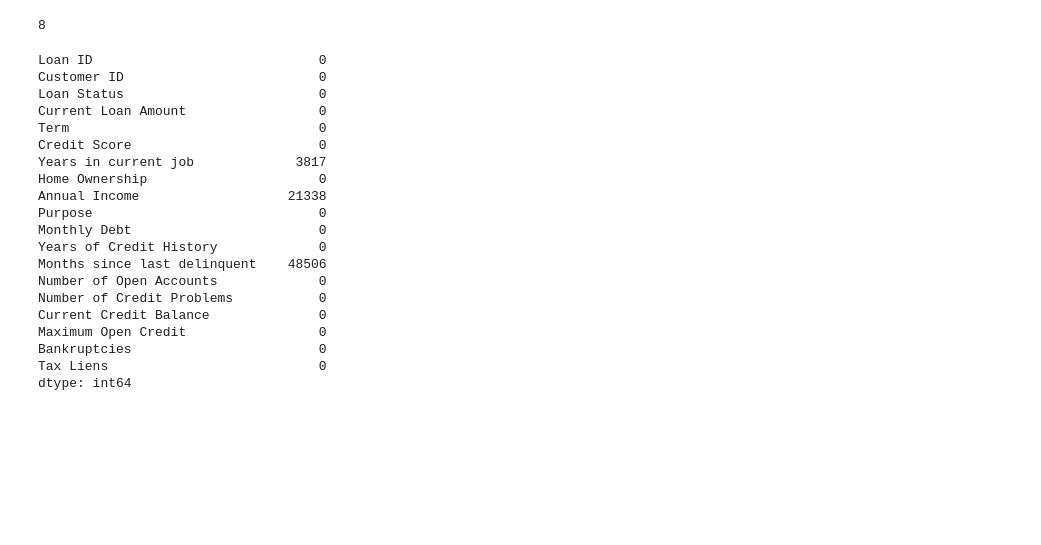
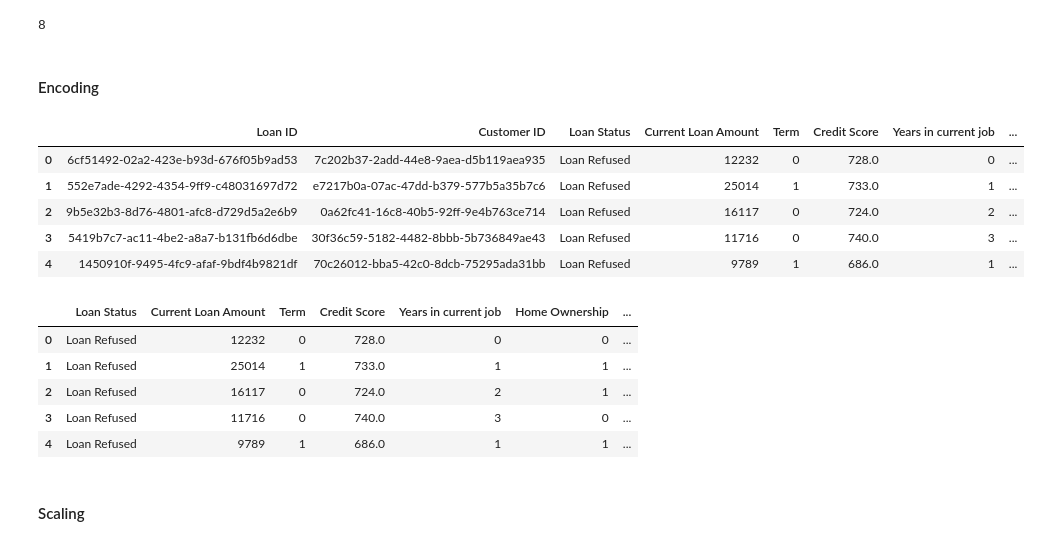
Before and after one commit to sukesh-reddy/Loan-Eligibility-Prediction-Using-Gradient-Boosting-Classifier, a Jupyter notebook: Loan Prediction.ipynb, the cells around one changed output. Cells and saved outputs as stored; diff of their text form; code cells hidden in the pictures; blank space fills up the shorter version.

```diff
--- a/Loan Prediction.ipynb
+++ b/Loan Prediction.ipynb
@@ -470,6 +485,8 @@ Name: Months since last delinquent, dtype: float64
 data['Months since last delinquent'].isnull().sum()
 # %% [output]
 48506
+# %%
+data['Months since last delinquent'].fillna(32,inplace=True)
 # %% [markdown]
 #### Attribute - Number of open accounts
 # %%
@@ -743,26 +760,19 @@ data['Tax Liens'].isnull().sum()
 8
 # %%
 data['Tax Liens'].fillna(1,inplace=True)
-# %%
-data.isnull().sum()
-# %% [output]
-Loan ID                             0
-Customer ID                         0
-Loan Status                         0
-Current Loan Amount                 0
-Term                                0
-Credit Score                        0
-Years in current job             3817
-Home Ownership                      0
-Annual Income                   21338
-Purpose                             0
-Monthly Debt                        0
-Years of Credit History             0
-Months since last delinquent    48506
-Number of Open Accounts             0
-Number of Credit Problems           0
-Current Credit Balance              0
-Maximum Open Credit                 0
-Bankruptcies                        0
-Tax Liens                           0
-dtype: int64
+# %% [markdown]
+#### Encoding
+# %%
+cat_cols = ['Term','Years in current job','Home Ownership','Purpose']
+
+for c in cat_cols:
+    data[c] = pd.factorize(data[c])[0]
+# %%
+data.head()
+# %% [output]
+|  | Loan ID | Customer ID | Loan Status | Current Loan Amount | Term | Credit Score | Years in current job | ... |
+| 0 | 6cf51492-02a2-423e-b93d-676f05b9ad53 | 7c202b37-2add-44e8-9aea-d5b119aea935 | Loan Refused | 12232 | 0 | 728.0 | 0 | ... |
+| 1 | 552e7ade-4292-4354-9ff9-c48031697d72 | e7217b0a-07ac-47dd-b379-577b5a35b7c6 | Loan Refused | 25014 | 1 | 733.0 | 1 | ... |
+| 2 | 9b5e32b3-8d76-4801-afc8-d729d5a2e6b9 | 0a62fc41-16c8-40b5-92ff-9e4b763ce714 | Loan Refused | 16117 | 0 | 724.0 | 2 | ... |
+| 3 | 5419b7c7-ac11-4be2-a8a7-b131fb6d6dbe | 30f36c59-5182-4482-8bbb-5b736849ae43 | Loan Refused | 11716 | 0 | 740.0 | 3 | ... |
+| 4 | 1450910f-9495-4fc9-afaf-9bdf4b9821df | 70c26012-bba5-42c0-8dcb-75295ada31bb | Loan Refused | 9789 | 1 | 686.0 | 1 | ... |
@@ -768,0 +783,9 @@ dtype: int64
+# %%
+data.head()
+# %% [output]
+|  | Loan Status | Current Loan Amount | Term | Credit Score | Years in current job | Home Ownership | ... |
+| 0 | Loan Refused | 12232 | 0 | 728.0 | 0 | 0 | ... |
+| 1 | Loan Refused | 25014 | 1 | 733.0 | 1 | 1 | ... |
+| 2 | Loan Refused | 16117 | 0 | 724.0 | 2 | 1 | ... |
+| 3 | Loan Refused | 11716 | 0 | 740.0 | 3 | 0 | ... |
+| 4 | Loan Refused | 9789 | 1 | 686.0 | 1 | 1 | ... |
@@ -768,0 +797,2 @@ dtype: int64
+# %% [markdown]
+#### Scaling
```
Also changed, not shown: parts of 16 cells of this notebook.
